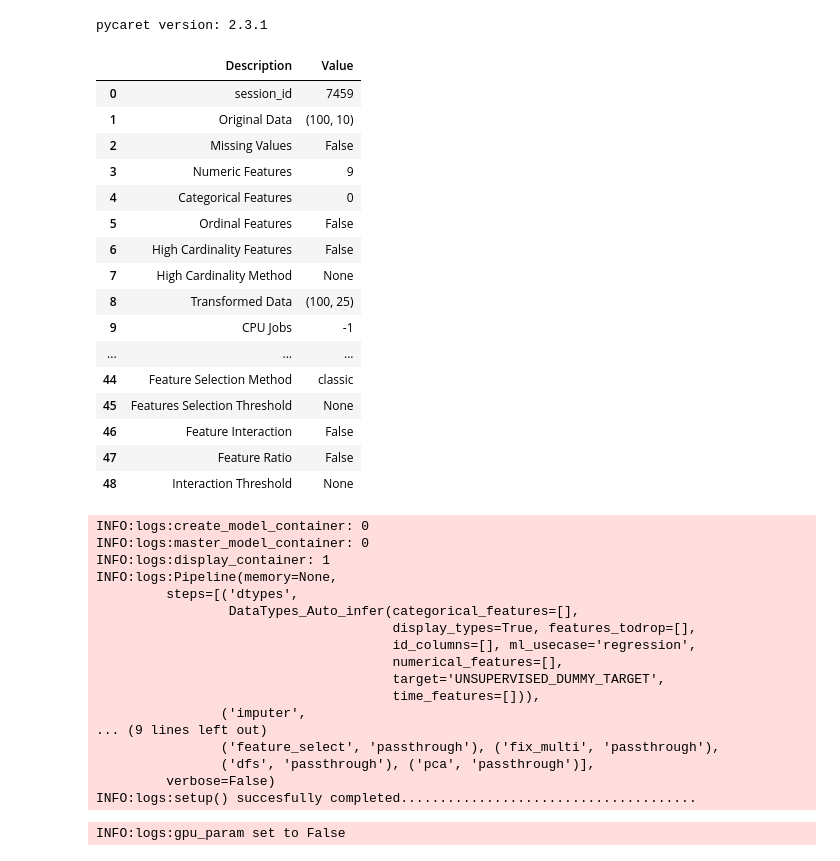
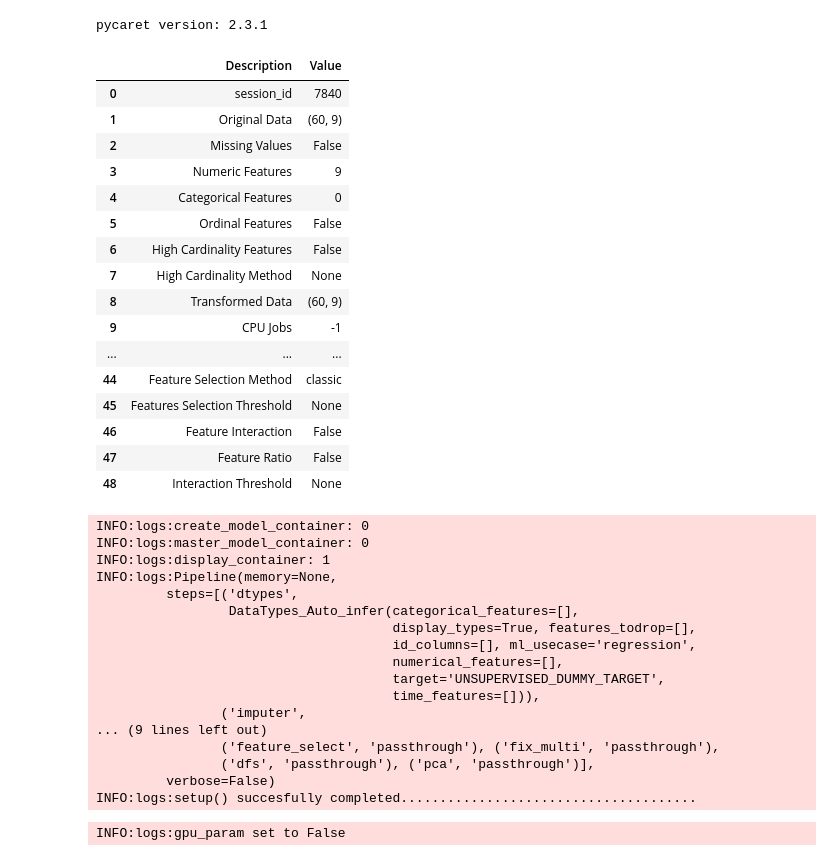
Before and after one commit to bcheng004/Kats-example, a Jupyter notebook: notebooks/bcheng004_Kats_windows.ipynb, the cells around one changed output. Saved outputs shown, nothing was run; the diff lists cells and outputs as text; code cells hidden in the pictures.

```diff
--- a/notebooks/bcheng004_Kats_windows.ipynb
+++ b/notebooks/bcheng004_Kats_windows.ipynb
@@ -276,19 +276,21 @@ mlflow.set_tracking_uri(mlflow_uri)
 # %%
 from pycaret.anomaly import *
 
 username = os.getenv('USER_UID')
-mutli_anomaly1 = setup(multi_anomaly_df, log_experiment=False, experiment_name=f'multi_anomaly1_{username}')
+n_days = 60
+last_n_days_multi_anomaly_df = multi_anomaly_df.iloc[-n_days:,:][['V0','V1','V2','V3','V4','V5','V6','V7','V8']]
+mutli_anomaly1 = setup(data=last_n_days_multi_anomaly_df, log_experiment=False, experiment_name=f'multi_anomaly1_{username}')
 # %% [output]
 |  | Description | Value |
-| 0 | session_id | 7459 |
-| 1 | Original Data | (100, 10) |
+| 0 | session_id | 7840 |
+| 1 | Original Data | (60, 9) |
 | 2 | Missing Values | False |
 | 3 | Numeric Features | 9 |
 | 4 | Categorical Features | 0 |
 | 5 | Ordinal Features | False |
 | 6 | High Cardinality Features | False |
 | 7 | High Cardinality Method | None |
-| 8 | Transformed Data | (100, 25) |
+| 8 | Transformed Data | (60, 9) |
 | 9 | CPU Jobs | -1 |
 | ... | ... | ... |
 | 44 | Feature Selection Method | classic |
```
Also changed, not shown: parts of 7 cells of this notebook.
